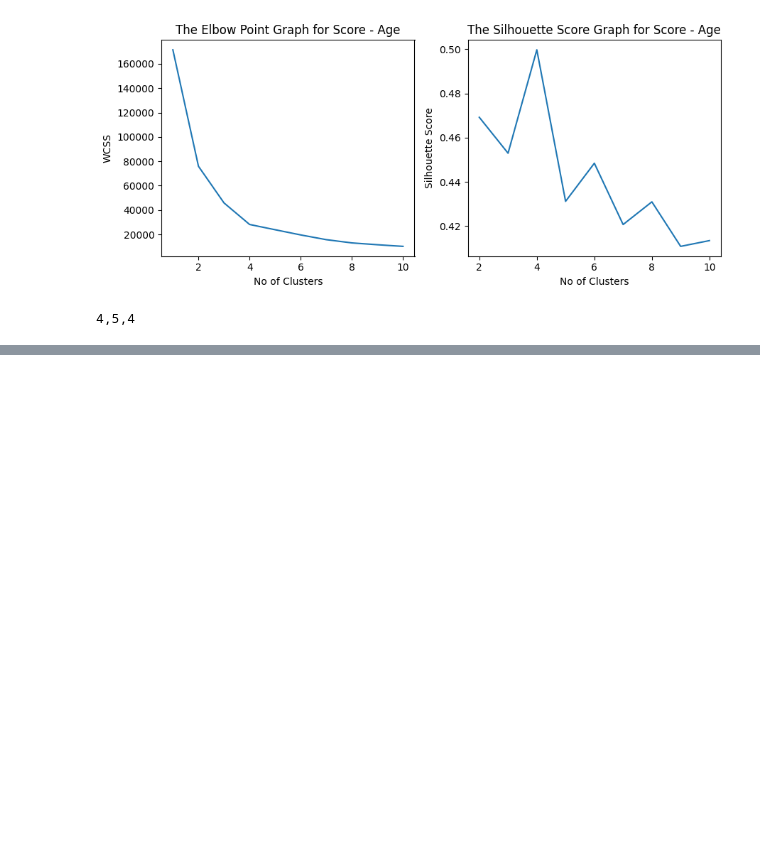
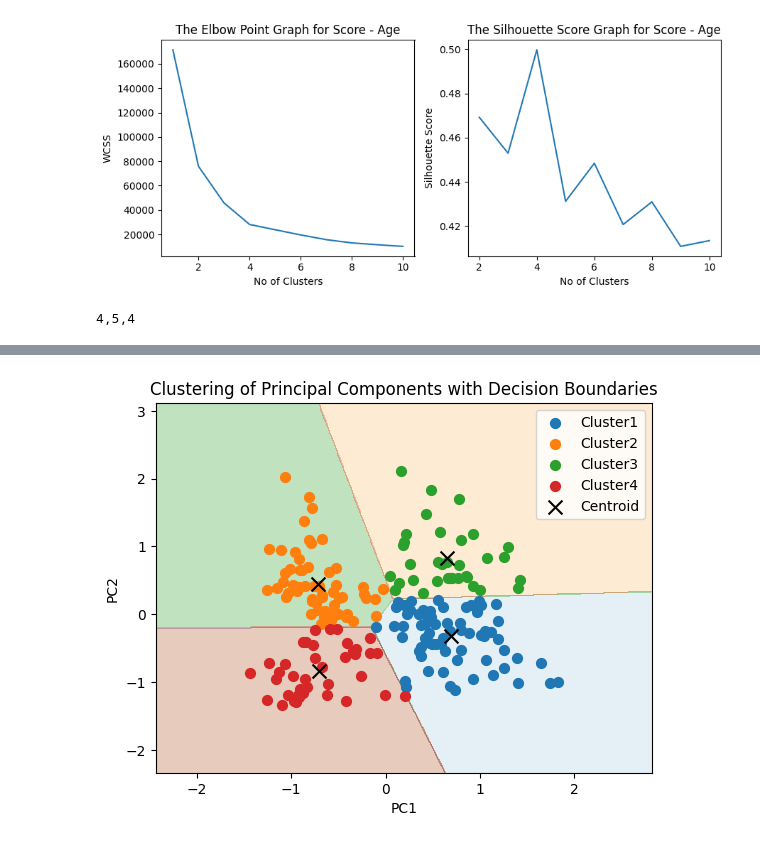
Before and after one commit to rameshboggu36/customer_segregation, a Jupyter notebook: Customer_Segregation.ipynb, the cells around one changed output, grey strips where cells are left out. Drawn from its saved outputs; the diff is of its cells as text; code cells hidden in the pictures; blank space fills up the shorter version.

```diff
--- a/Customer_Segregation.ipynb
+++ b/Customer_Segregation.ipynb
@@ -442,0 +472,2 @@ plt.show()
+# %%
+k = sil_score.index(max(sil_score))+2
@@ -442,0 +488,31 @@ plt.show()
+# %%
+kmeans_model = KMeans(n_clusters = k,max_iter=1000)
+Y = kmeans_model.fit_predict(pca_df)
+# %%
+h = 0.01  # step size of the meshgrid
+x_min, x_max = pca_df.iloc[:, 0].min() - 1, pca_df.iloc[:, 0].max() + 1
+y_min, y_max = pca_df.iloc[:, 1].min() - 1, pca_df.iloc[:, 1].max() + 1
+xx, yy = np.meshgrid(np.arange(x_min, x_max, h), np.arange(y_min, y_max, h))
+
+# Predictions for each point in the meshgrid
+mesh_predictions = kmeans_model.predict(np.c_[xx.ravel(), yy.ravel()])
+mesh_predictions = mesh_predictions.reshape(xx.shape)
+
+# Plot decision boundaries
+plt.contourf(xx, yy, mesh_predictions, cmap=plt.cm.Paired, alpha=0.3)
+
+# Plot data points for each cluster
+for i in range(k):
+  label='Cluster'+str(i+1)
+  plt.scatter(pca_df.iloc[Y==i,0], pca_df.iloc[Y==i,1], s=50,label=label)
+
+# Plot centroids
+plt.scatter(kmeans_model.cluster_centers_[:,0], kmeans_model.cluster_centers_[:,1], marker='x', s=100, c='black', label='Centroid')
+
+plt.title('Clustering of Principal Components with Decision Boundaries')
+plt.xlabel('PC1')
+plt.ylabel('PC2')
+plt.legend()
+plt.show()
+# %% [output]
+[figure, added]
```
Also changed, not shown: parts of 11 cells of this notebook.
